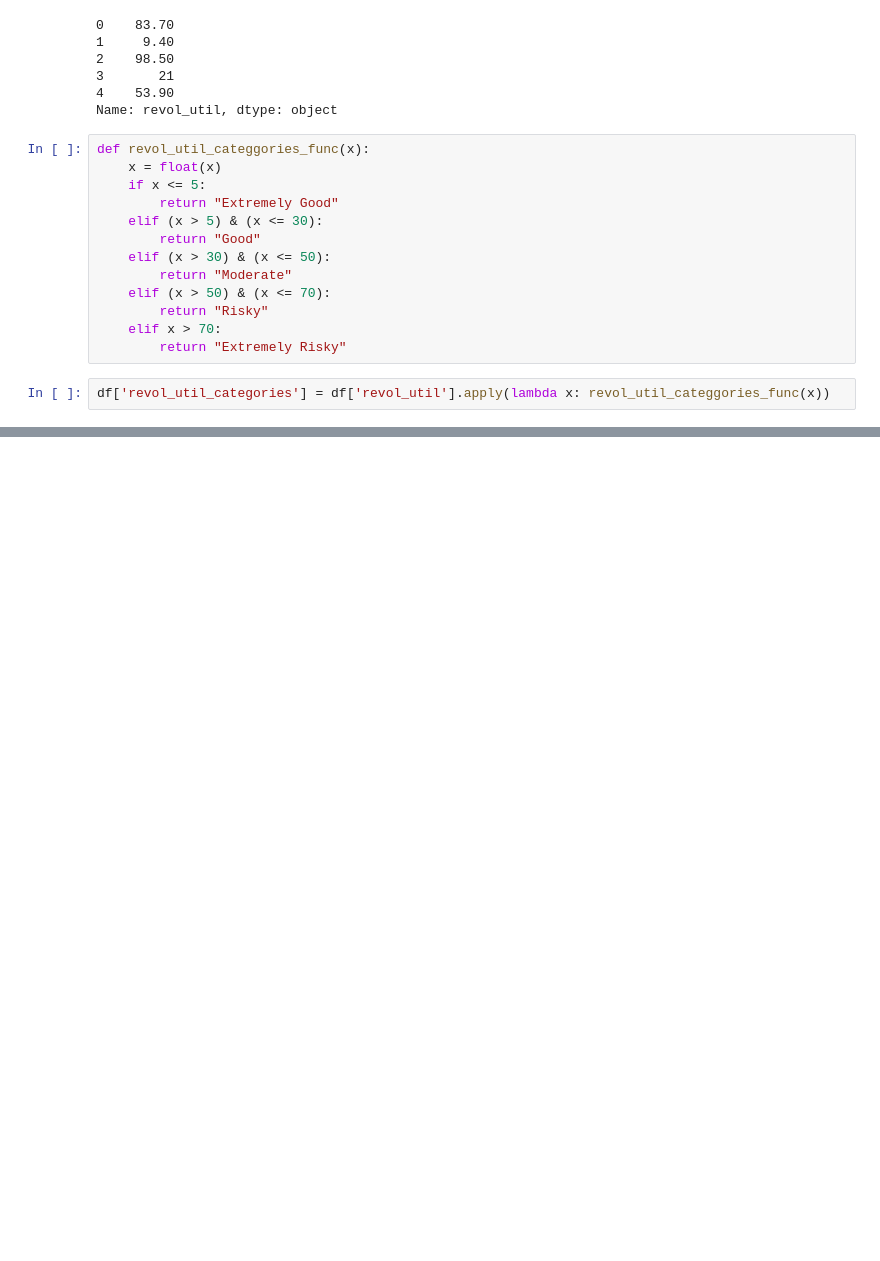
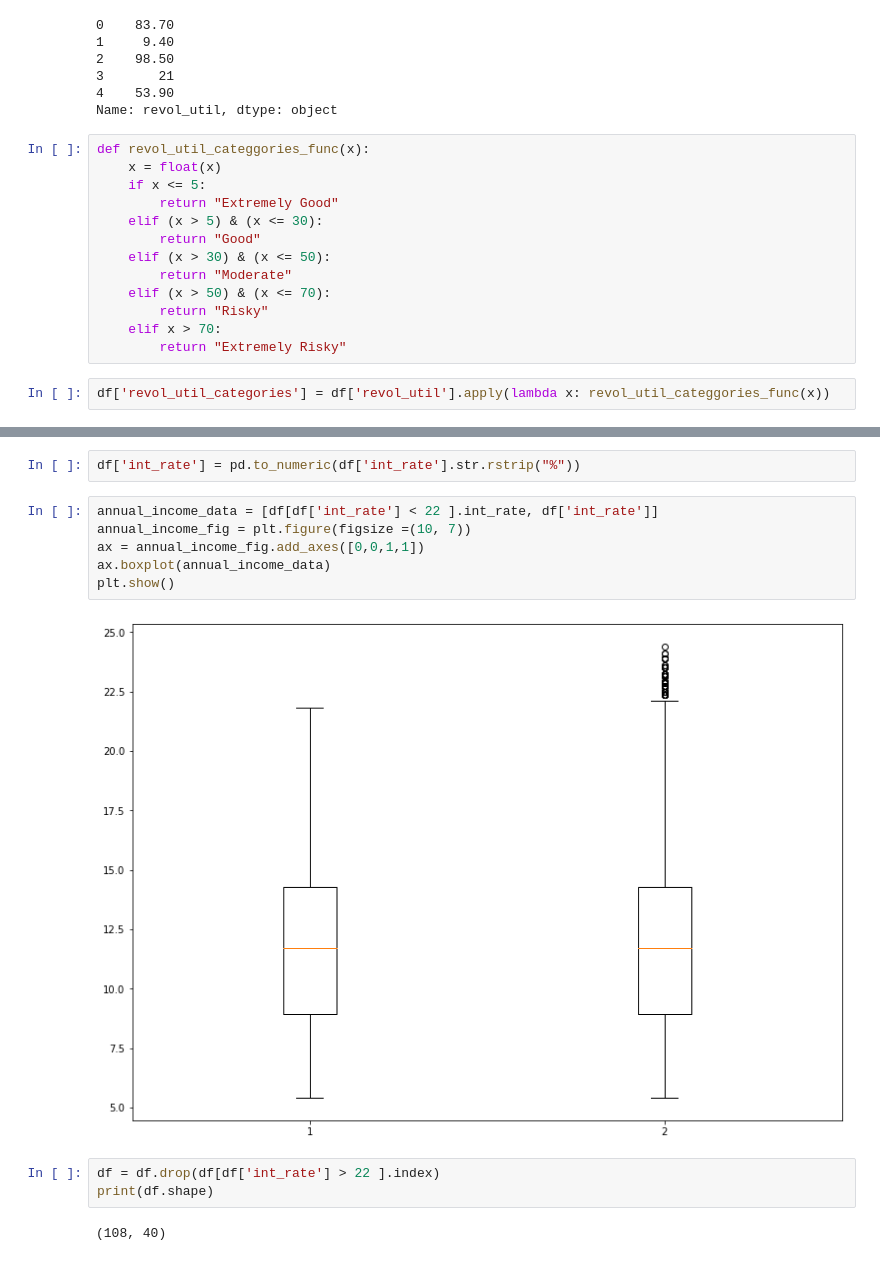
Before and after one commit to RezonChakraborty/LendingClub_CaseStudy, a Jupyter notebook: LendingClub_CaseStudy_Analysis.ipynb, the cells around one changed output, grey strips where cells are left out. Drawn from its saved outputs; the diff is of its cells as text; blank space fills up the shorter version.

```diff
--- a/LendingClub_CaseStudy_Analysis.ipynb
+++ b/LendingClub_CaseStudy_Analysis.ipynb
@@ -310,0 +351,15 @@ df.groupby('revol_util_categories').count()
+# %%
+df['int_rate'] = pd.to_numeric(df['int_rate'].str.rstrip("%"))
+# %%
+annual_income_data = [df[df['int_rate'] < 22 ].int_rate, df['int_rate']]
+annual_income_fig = plt.figure(figsize =(10, 7))
+ax = annual_income_fig.add_axes([0,0,1,1])
+ax.boxplot(annual_income_data)
+plt.show()
+# %% [output]
+[figure, added]
+# %%
+df = df.drop(df[df['int_rate'] > 22 ].index)
+print(df.shape)
+# %% [output]
+(108, 40)
```
Also changed, not shown: parts of 8 cells of this notebook.
